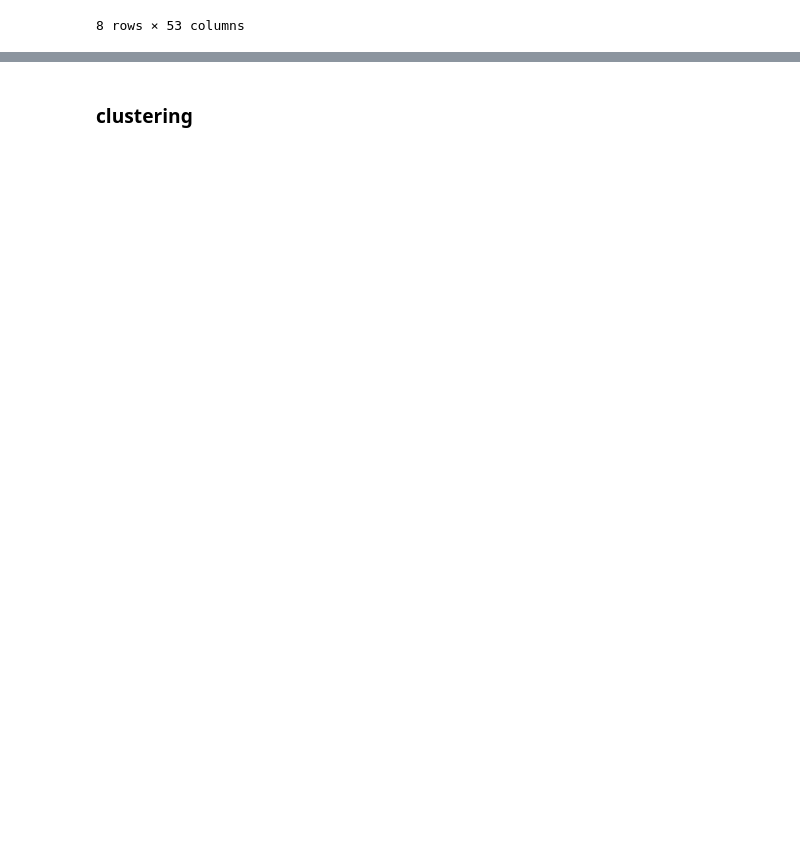
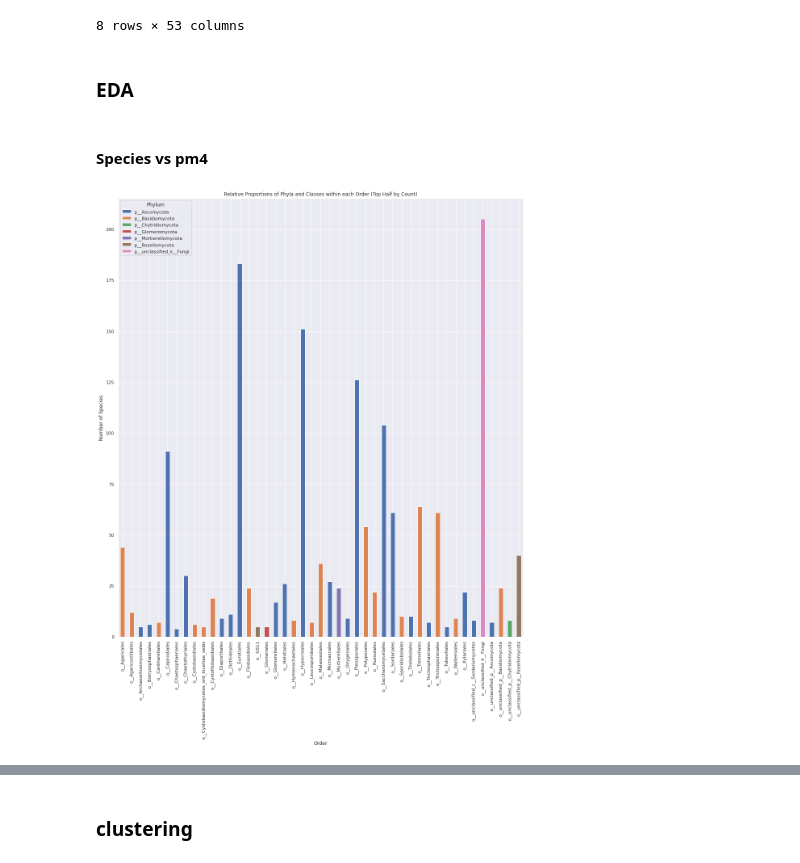
Before and after one commit to adikamunyao/Machine-Learning-in-Microbiology, a Jupyter notebook: ML.ipynb, the cells around one changed output, grey strips where cells are left out. Cells and saved outputs as stored; diff of their text form; code cells hidden in the pictures; blank space fills up the shorter version.

```diff
--- a/ML.ipynb
+++ b/ML.ipynb
@@ -103,3 +75,7 @@ df_fungus.describe()
 | 75% | 196.250000 | 0.000112 | 0.000000 | 0.000000 | 0.000000 | 0.000000 | 0.000000 | 0.000000 | 0.000000 | 0.000000 | ... | ... |
 | max | 573839.000000 | 0.327992 | 12133.000000 | 5620.000000 | 14867.000000 | 6881.000000 | 5951.000000 | 4542.000000 | 9802.000000 | 19108.000000 | ... | ... |
 8 rows × 53 columns
+# %% [markdown]
+### EDA
+# %% [markdown]
+#### Species vs pm4
@@ -105,0 +89,23 @@ df_fungus.describe()
+# %%
+# calculate total count for each order
+order_counts = df_fungus.groupby('Order')['Class'].count()
+order_counts = order_counts.sort_values(ascending=False)  # sort in descending order
+
+# select the top half of orders by count
+num_orders = len(order_counts)
+top_orders = order_counts[:num_orders//2]
+
+# create the stacked bar chart for the top orders
+df_fungus_ordered = df_fungus[df_fungus['Order'].isin(top_orders.index)]
+df_fungus_ordered.groupby(['Order', 'Phylum'])['Class'].count().unstack().plot(kind='bar',
+                                                                               stacked=True, figsize=(18, 20))
+
+# add labels and title
+plt.xlabel('Order')
+plt.ylabel('Number of Species')
+plt.title('Relative Proportions of Phyla and Classes within each Order (Top Half by Count)')
+
+# show plot
+plt.show()
+# %% [output]
+[figure, added]
```
Also changed, not shown: parts of 64 cells of this notebook.
